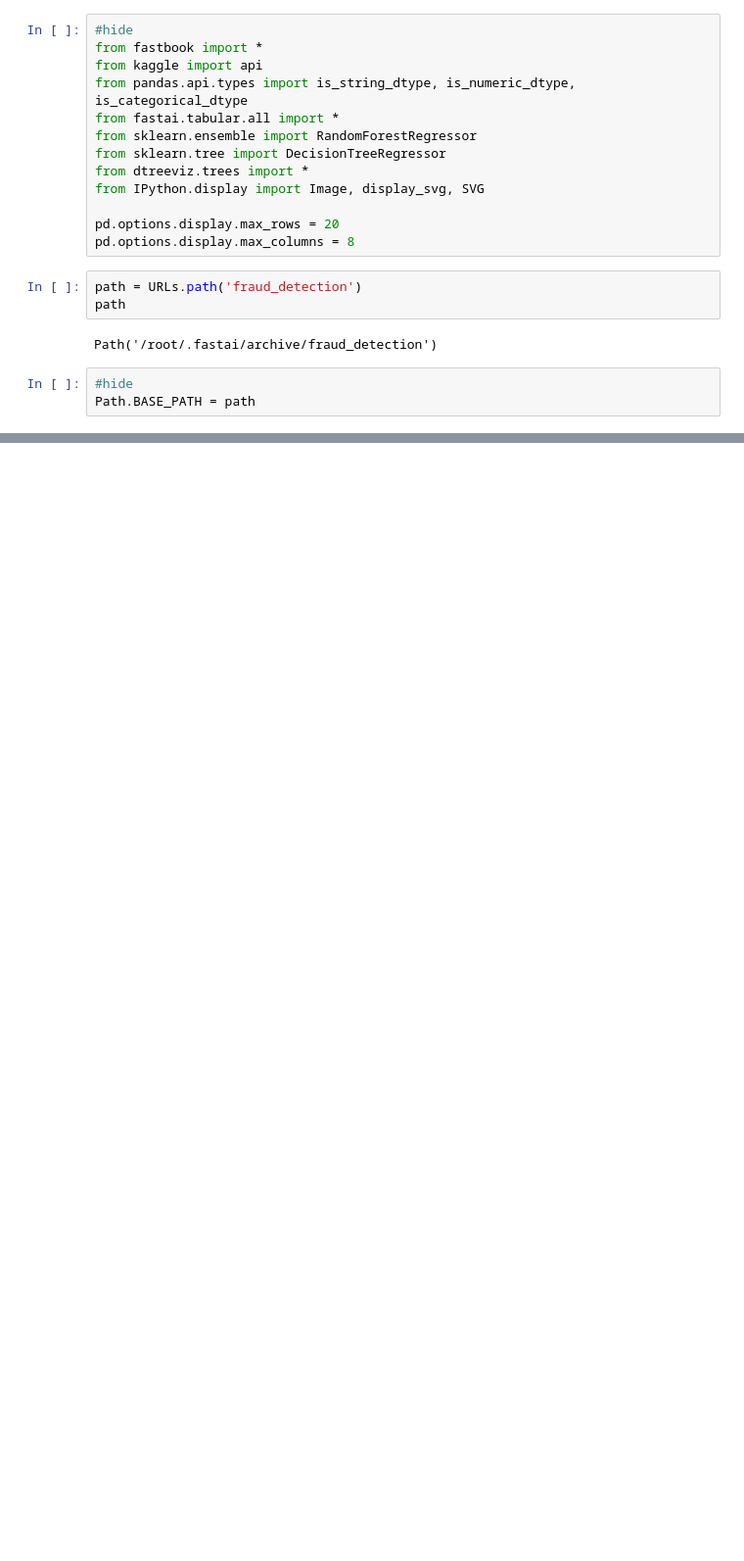
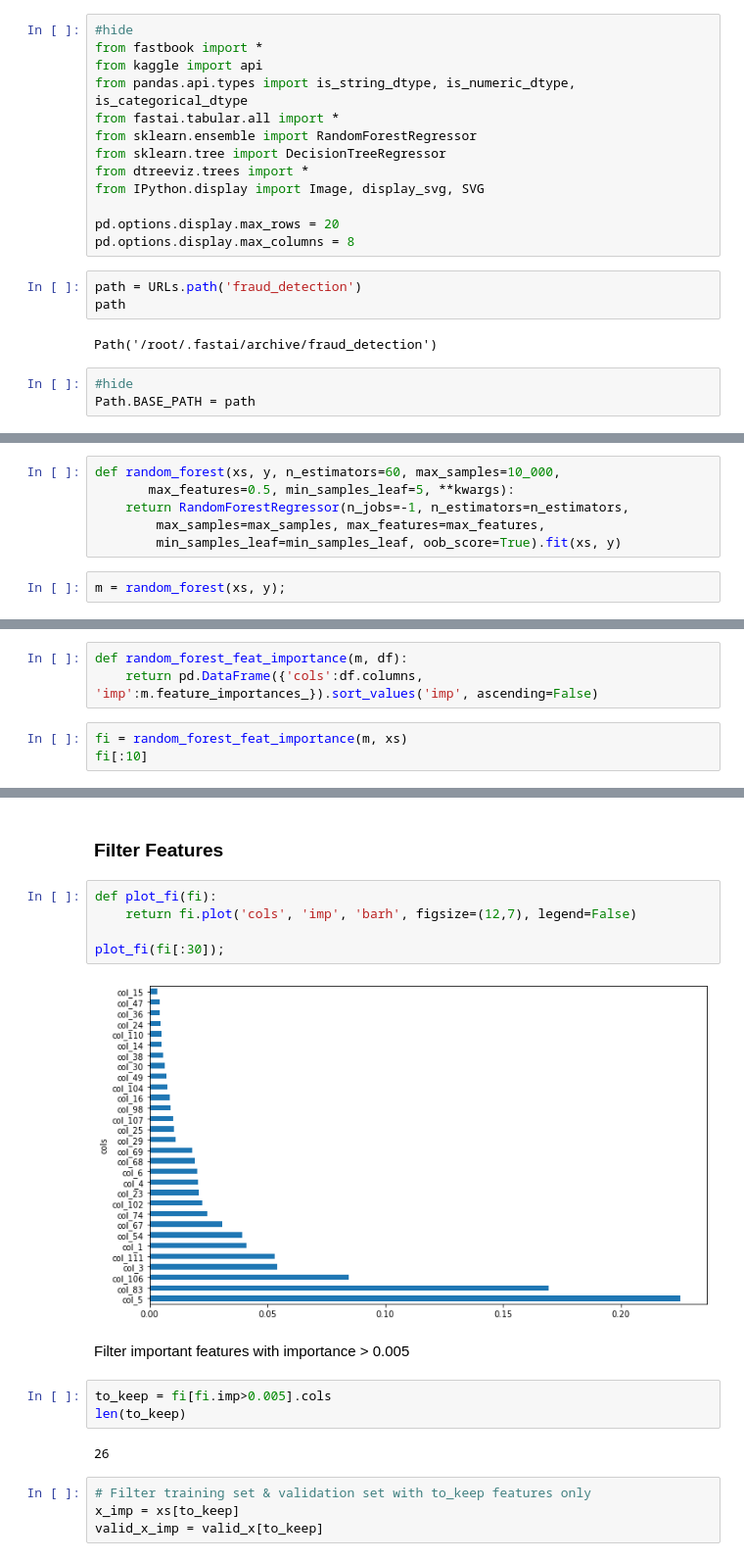
Before and after one commit to willystw/fastai-learning, a Jupyter notebook: fraud-detection/Fraud_Detection.ipynb, the cells around one changed output, grey strips where cells are left out. Shown at 98% size. Drawn from its saved outputs; the diff is of its cells as text; blank space fills up the shorter version.

```diff
--- a/fraud-detection/Fraud_Detection.ipynb
+++ b/fraud-detection/Fraud_Detection.ipynb
@@ -51,0 +160,8 @@ path.ls()
+# %%
+def random_forest(xs, y, n_estimators=60, max_samples=10_000,
+       max_features=0.5, min_samples_leaf=5, **kwargs):
+    return RandomForestRegressor(n_jobs=-1, n_estimators=n_estimators,
+        max_samples=max_samples, max_features=max_features,
+        min_samples_leaf=min_samples_leaf, oob_score=True).fit(xs, y)
+# %%
+m = random_forest(xs, y);
@@ -51,0 +172,6 @@ path.ls()
+# %%
+def random_forest_feat_importance(m, df):
+    return pd.DataFrame({'cols':df.columns, 'imp':m.feature_importances_}).sort_values('imp', ascending=False)
+# %%
+fi = random_forest_feat_importance(m, xs)
+fi[:10]
@@ -51,0 +190,20 @@ path.ls()
+# %% [markdown]
+### Filter Features
+# %%
+def plot_fi(fi):
+    return fi.plot('cols', 'imp', 'barh', figsize=(12,7), legend=False)
+
+plot_fi(fi[:30]);
+# %% [output]
+[figure, added]
+# %% [markdown]
+Filter important features with importance > 0.005
+# %%
+to_keep = fi[fi.imp>0.005].cols
+len(to_keep)
+# %% [output]
+26
+# %%
+# Filter training set & validation set with to_keep features only
+x_imp = xs[to_keep]
+valid_x_imp = valid_x[to_keep]
```
Also changed, not shown: parts of 40 cells of this notebook.
